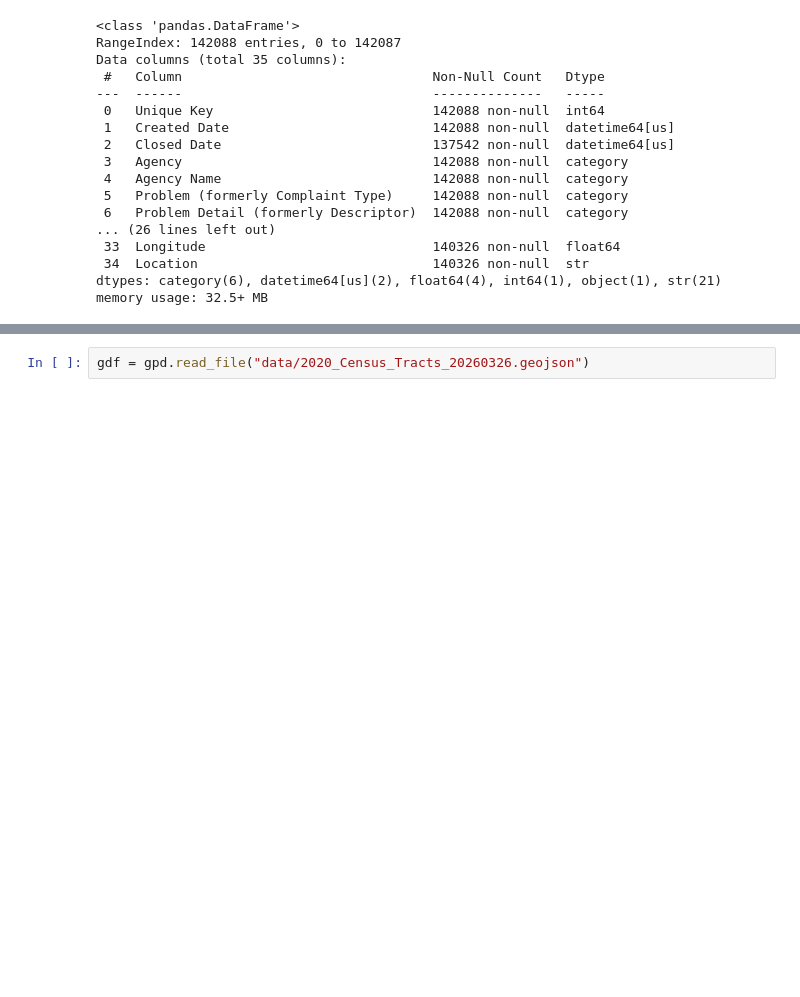
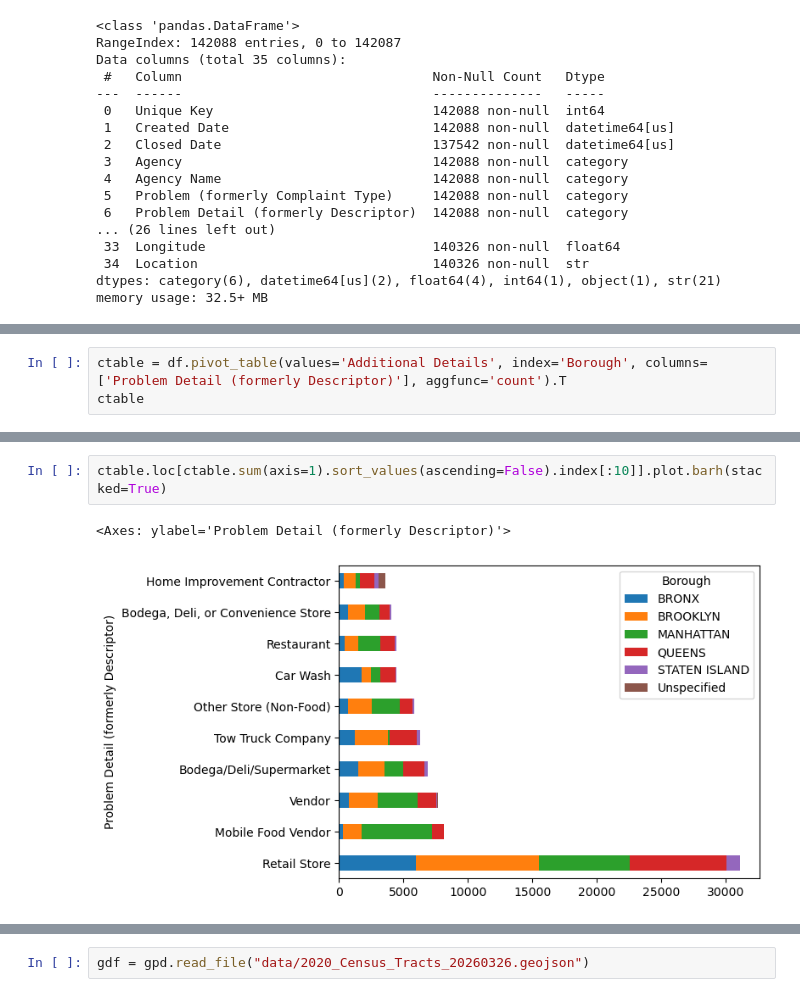
Before and after one commit to story645/odwny2026, a Jupyter notebook: content/n1_static.ipynb, the cells around one changed output, grey strips where cells are left out. Saved outputs shown, nothing was run; the diff lists cells and outputs as text; blank space fills up the shorter version.

```diff
--- a/content/n1_static.ipynb
+++ b/content/n1_static.ipynb
@@ -74,0 +79,3 @@ df.describe(include=['category']).T
+# %%
+ctable = df.pivot_table(values='Additional Details', index='Borough', columns=['Problem Detail (formerly Descriptor)'], aggfunc='count').T
+ctable
@@ -74,0 +97,5 @@ df.describe(include=['category']).T
+# %%
+ctable.loc[ctable.sum(axis=1).sort_values(ascending=False).index[:10]].plot.barh(stacked=True)
+# %% [output]
+<Axes: ylabel='Problem Detail (formerly Descriptor)'>
+[figure, added]
```
Also changed, not shown: parts of 14 cells of this notebook, 3 other files.
